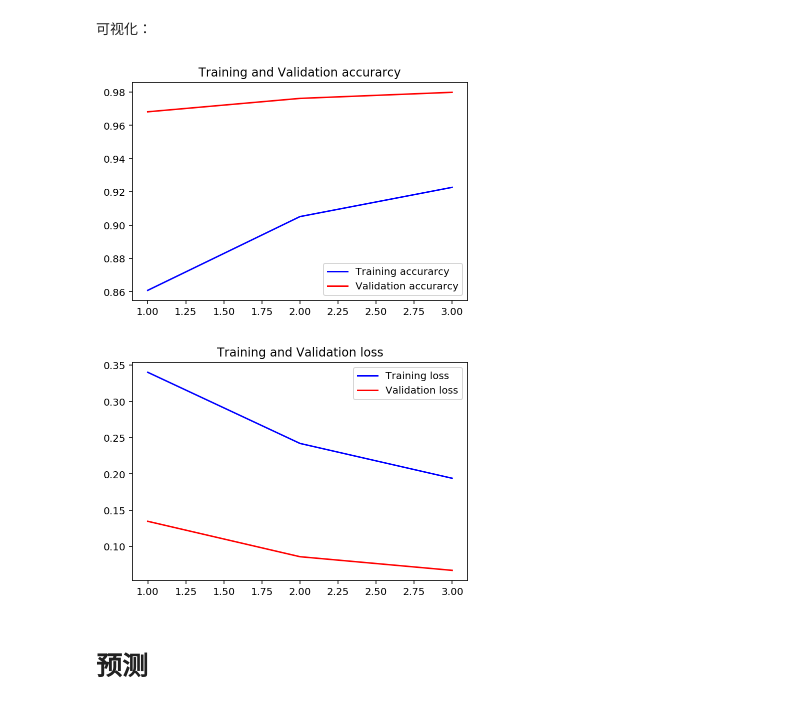
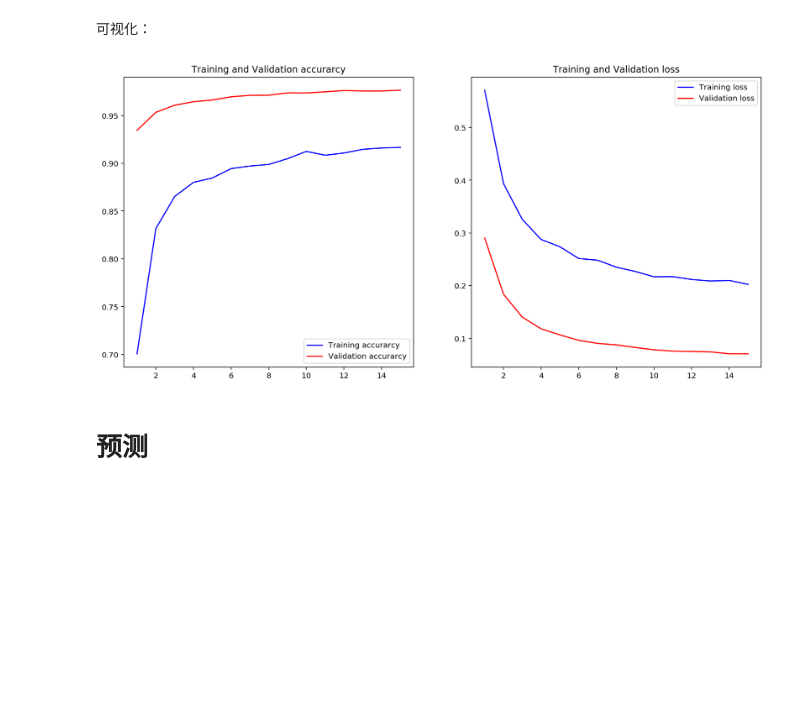
Before and after one commit to Tyelcie/Dogs_vs_Cats, a Jupyter notebook: Dogs_vs_Cats.ipynb, the cells around one changed output. Drawn from its saved outputs; the diff is of its cells as text; code cells hidden in the pictures; blank space fills up the shorter version.

```diff
--- a/Dogs_vs_Cats.ipynb
+++ b/Dogs_vs_Cats.ipynb
@@ -145,7 +147,7 @@ model.compile(loss = "binary_crossentropy", optimizer = optimizers.SGD(lr=lr, mo
 # %%
 history = model.fit_generator(generator['train'],
                               steps_per_epoch=nb_train_samples // batch_size,
-                              epochs=3,
+                              epochs=15,
                               validation_data=generator['valid'],
                               validation_steps=nb_valid_samples // batch_size)
 # %% [output]
@@ -169,29 +182,30 @@ model = load_model('model_binary.h5')
 # %%
 #get the details form the history object
 acc = history.history['acc']
 val_acc = history.history['val_acc']
 loss = history.history['loss']
 val_loss = history.history['val_loss']
 
 epochs = range(1, len(acc) + 1)
 
 #Train and validation accuracy
+plt.figure(figsize = [15, 7])
+plt.subplot(1,2,1)
 plt.plot(epochs, acc, 'b', label='Training accurarcy')
 plt.plot(epochs, val_acc, 'r', label='Validation accurarcy')
 plt.title('Training and Validation accurarcy')
 plt.legend()
 
-plt.figure()
+plt.subplot(1,2,2)
 #Train and validation loss
 plt.plot(epochs, loss, 'b', label='Training loss')
 plt.plot(epochs, val_loss, 'r', label='Validation loss')
 plt.title('Training and Validation loss')
 plt.legend()
 
 plt.show()
 # %% [output]
-[figure, old version]
+[figure, new version]
-[figure, removed]
 # %% [markdown]
 # 预测
 # %%
```
Also changed, not shown: parts of 3 cells of this notebook.
